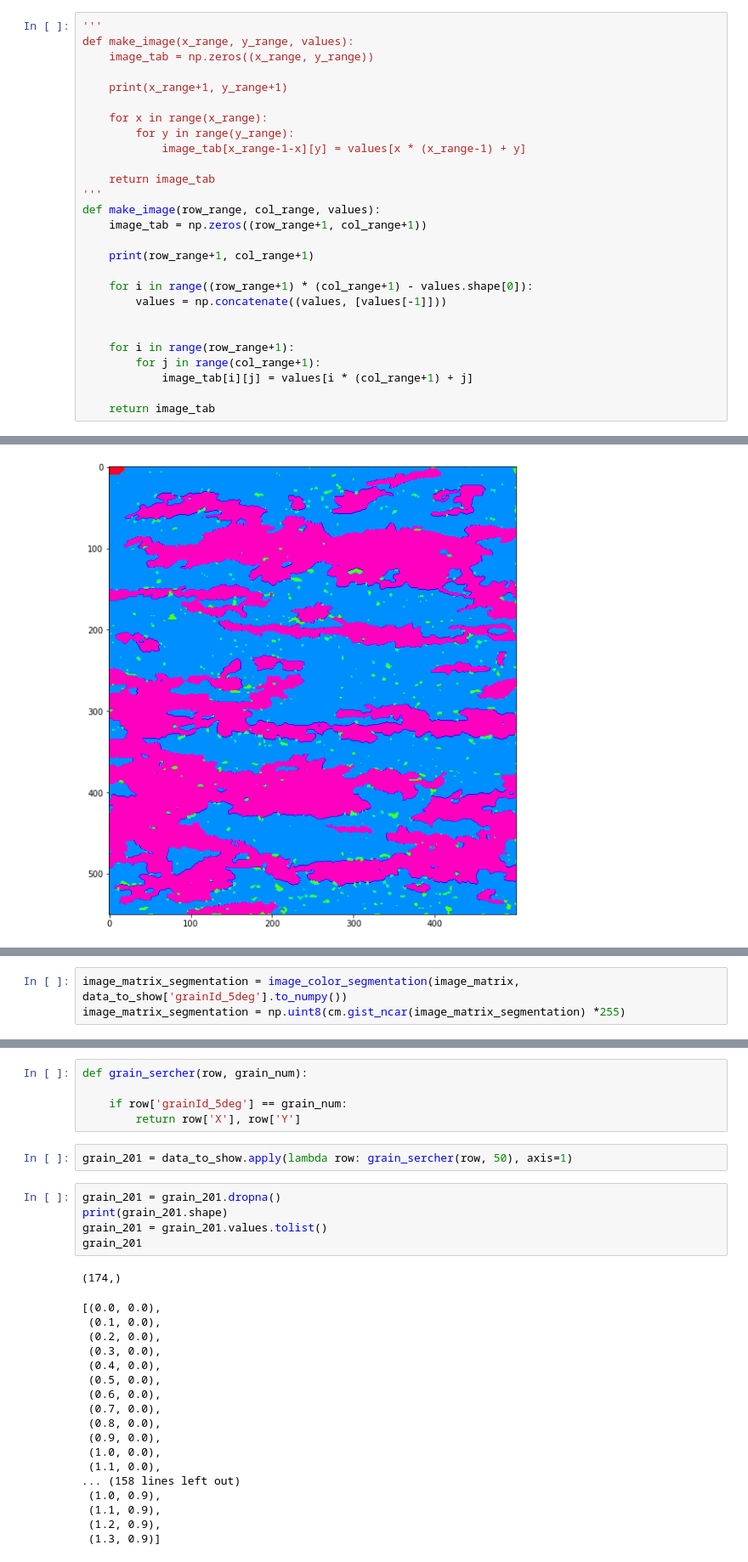
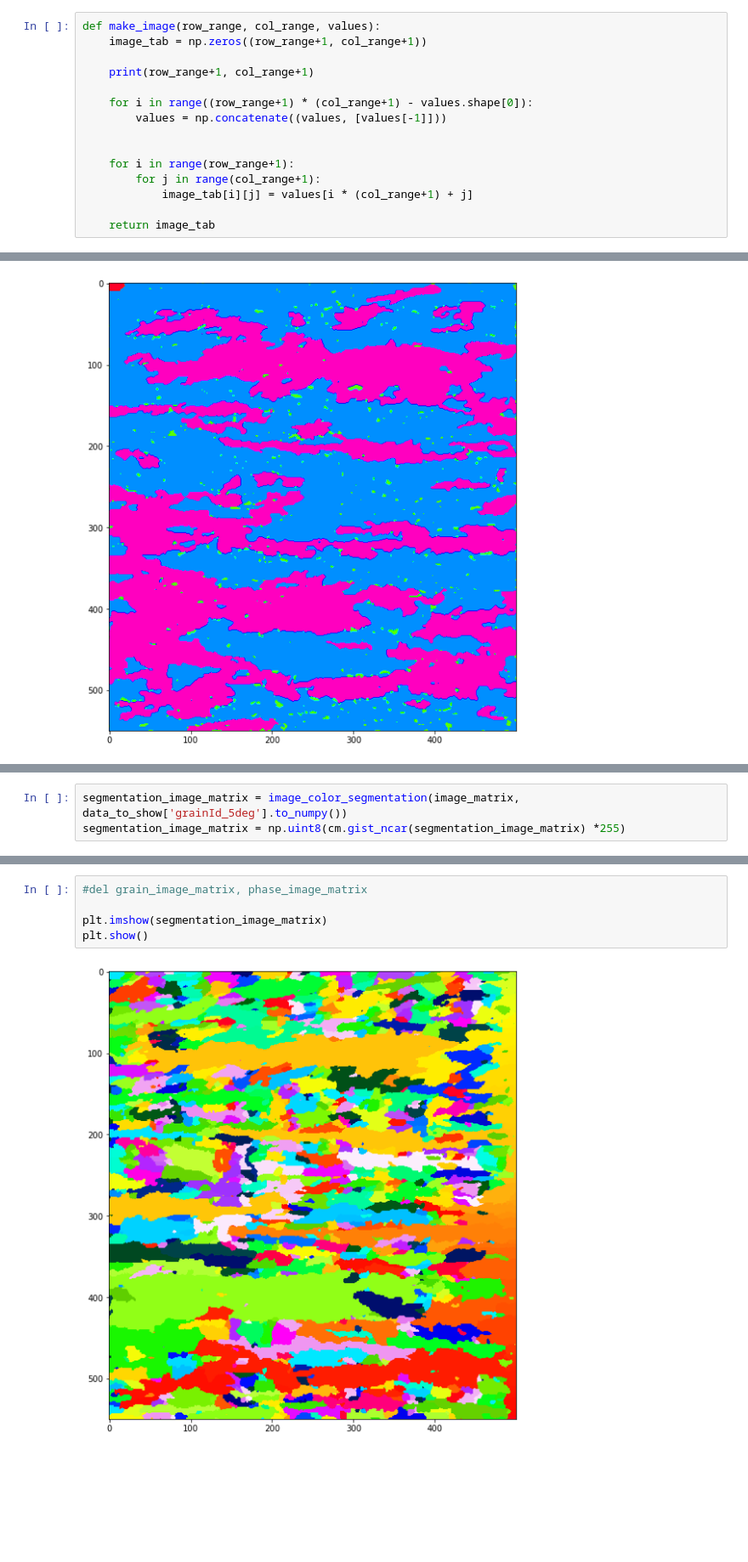
Before and after one commit to KrzysiekJa/grain-images-analytics, a Jupyter notebook: notebook.ipynb, the cells around one changed output, grey strips where cells are left out. Shown at 85% size. Cells and saved outputs as stored; diff of their text form; blank space fills up the shorter version.

```diff
--- a/notebook.ipynb
+++ b/notebook.ipynb
@@ -53,18 +55,6 @@ Phases:  [1 2 3]
 | 8 | 0.8 | 0.0 | 2 | 50 |
 | 9 | 0.9 | 0.0 | 2 | 50 |
 # %%
-'''
-def make_image(x_range, y_range, values):
-    image_tab = np.zeros((x_range, y_range))
-
-    print(x_range+1, y_range+1)
-
-    for x in range(x_range):
-        for y in range(y_range):
-            image_tab[x_range-1-x][y] = values[x * (x_range-1) + y]
-
-    return image_tab
-'''
 def make_image(row_range, col_range, values):
     image_tab = np.zeros((row_range+1, col_range+1))
 
@@ -243,4 +202,4 @@ def image_color_segmentation(input_tab, grains):
         return output_tab / 255. #np.mod(grains, 255)/ 255.
 # %%
-image_matrix_segmentation = image_color_segmentation(image_matrix, data_to_show['grainId_5deg'].to_numpy())
-image_matrix_segmentation = np.uint8(cm.gist_ncar(image_matrix_segmentation) *255)
+segmentation_image_matrix = image_color_segmentation(image_matrix, data_to_show['grainId_5deg'].to_numpy())
+segmentation_image_matrix = np.uint8(cm.gist_ncar(segmentation_image_matrix) *255)
@@ -252,31 +206,7 @@ plt.show()
-# %%
-def grain_sercher(row, grain_num):
-
-    if row['grainId_5deg'] == grain_num:
-        return row['X'], row['Y']
-# %%
-grain_201 = data_to_show.apply(lambda row: grain_sercher(row, 50), axis=1)
-# %%
-grain_201 = grain_201.dropna()
-print(grain_201.shape)
-grain_201 = grain_201.values.tolist()
-grain_201
-# %% [output]
-(174,)
-[(0.0, 0.0),
- (0.1, 0.0),
- (0.2, 0.0),
- (0.3, 0.0),
- (0.4, 0.0),
- (0.5, 0.0),
- (0.6, 0.0),
- (0.7, 0.0),
- (0.8, 0.0),
- (0.9, 0.0),
- (1.0, 0.0),
- (1.1, 0.0),
-... (158 lines left out)
- (1.0, 0.9),
- (1.1, 0.9),
- (1.2, 0.9),
- (1.3, 0.9)]
+# %%
+#del grain_image_matrix, phase_image_matrix
+
+plt.imshow(segmentation_image_matrix)
+plt.show()
+# %% [output]
+[figure, added]
```
Also changed, not shown: parts of 19 cells of this notebook.
